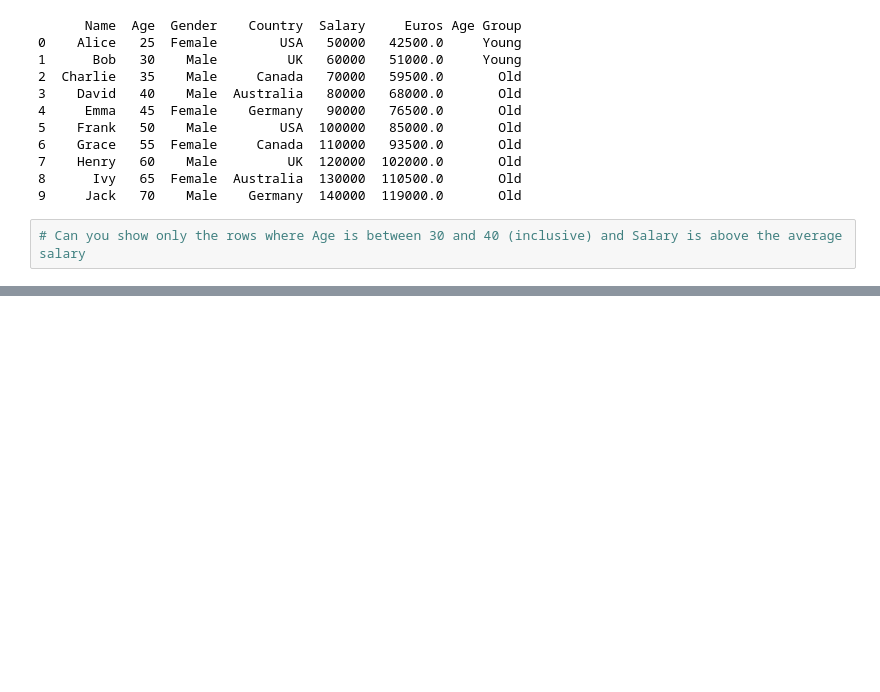
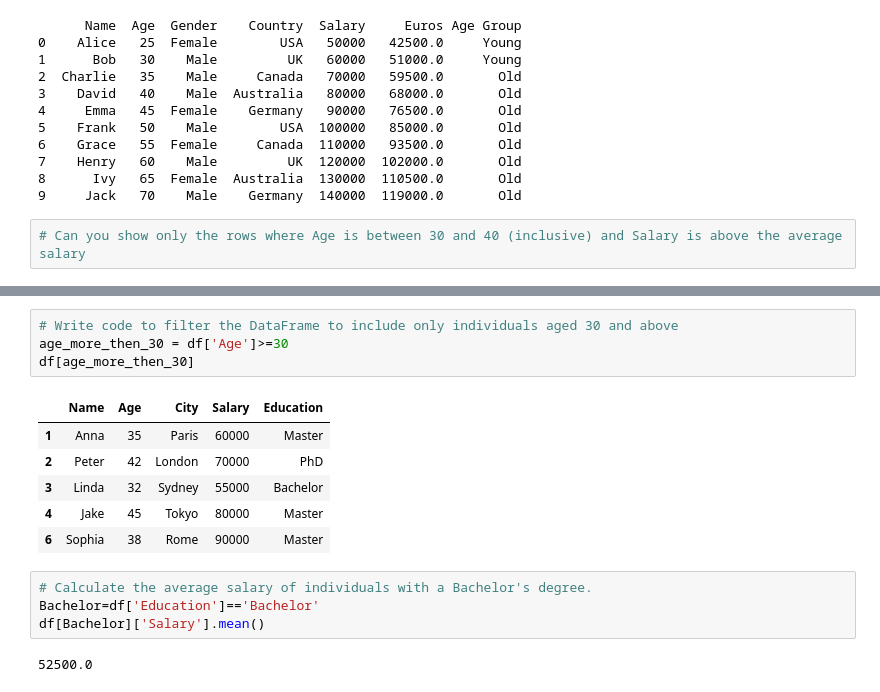
Before and after one commit to ankit-chuahan/Python-Practice-Questions, a Jupyter notebook: Practice_python_codes.ipynb, the cells around one changed output, grey strips where cells are left out. Saved outputs shown, nothing was run; the diff lists cells and outputs as text; blank space fills up the shorter version.

```diff
--- a/Practice_python_codes.ipynb
+++ b/Practice_python_codes.ipynb
@@ -1802,0 +1827,17 @@ print(df)
+# %%
+# Write code to filter the DataFrame to include only individuals aged 30 and above
+age_more_then_30 = df['Age']>=30
+df[age_more_then_30]
+# %% [output]
+|  | Name | Age | City | Salary | Education |
+| 1 | Anna | 35 | Paris | 60000 | Master |
+| 2 | Peter | 42 | London | 70000 | PhD |
+| 3 | Linda | 32 | Sydney | 55000 | Bachelor |
+| 4 | Jake | 45 | Tokyo | 80000 | Master |
+| 6 | Sophia | 38 | Rome | 90000 | Master |
+# %%
+# Calculate the average salary of individuals with a Bachelor's degree.
+Bachelor=df['Education']=='Bachelor'
+df[Bachelor]['Salary'].mean()
+# %% [output]
+52500.0
```
Also changed, not shown: parts of 10 cells of this notebook.
